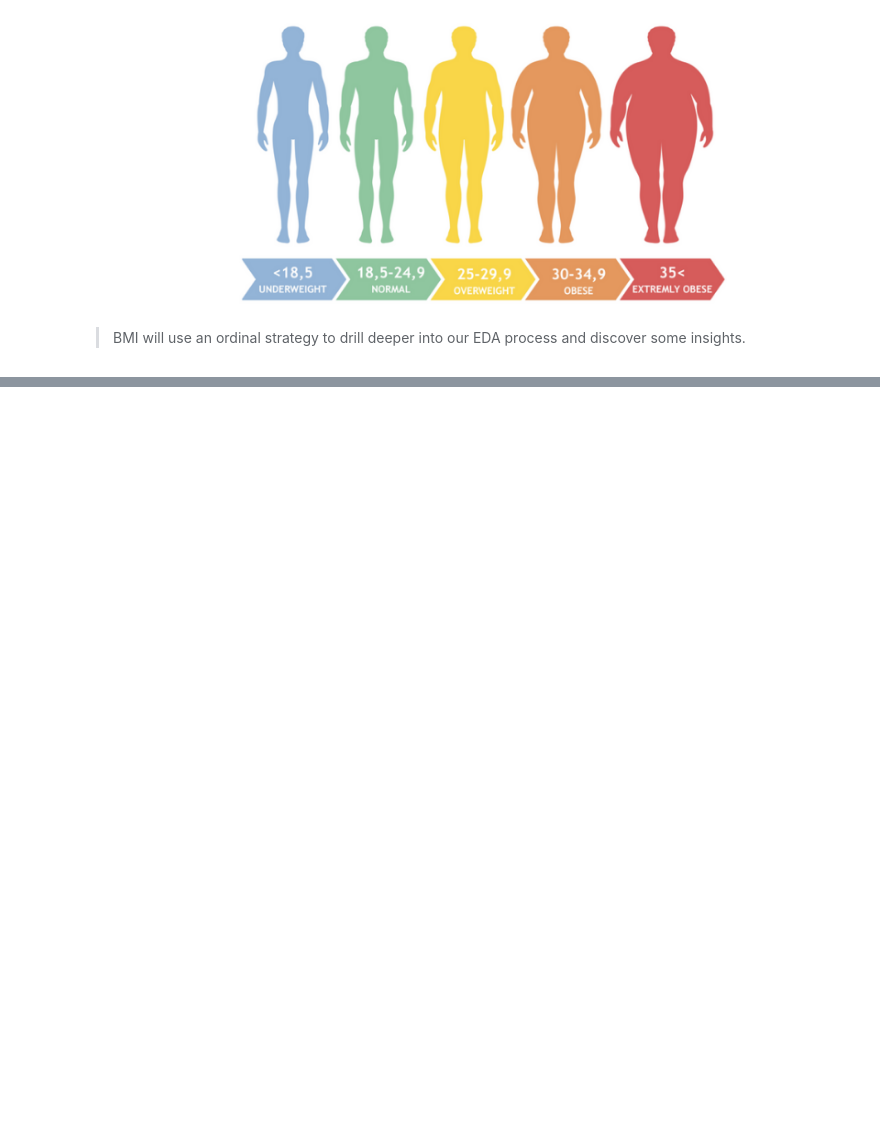
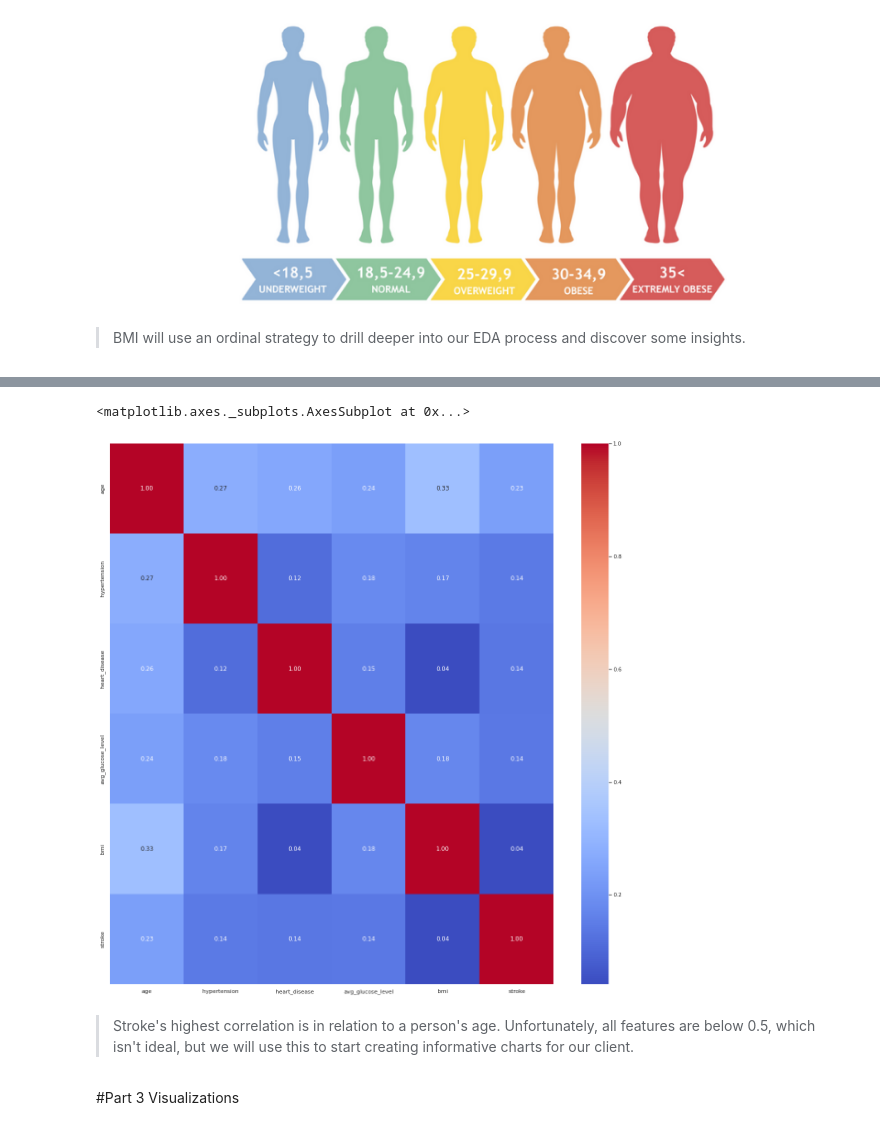
Before and after one commit to bradshawjoshua/Early-Detection-Stroke, a Jupyter notebook: Early_Detection_of_Stroke.ipynb, the cells around one changed output, grey strips where cells are left out. Cells and saved outputs as stored; diff of their text form; code cells hidden in the pictures; blank space fills up the shorter version.

```diff
--- a/Early_Detection_of_Stroke.ipynb
+++ b/Early_Detection_of_Stroke.ipynb
@@ -380,0 +401,14 @@ Source: https://www.health.gov.fj/diabetes-2/diabetes/
+# %%
+#running a heat map on numeric features
+corr = df.corr()
+corr
+
+plt.figure(figsize=(20,20))
+sns.heatmap(corr, cmap='coolwarm', annot=True, fmt ='.2f')
+# %% [output]
+<matplotlib.axes._subplots.AxesSubplot at 0x...>
+[figure, added]
+# %% [markdown]
+>Stroke's highest correlation is in relation to a person's age. Unfortunately, all features are below 0.5, which isn't ideal, but we will use this to start creating informative charts for our client.
+# %% [markdown]
+#Part 3 Visualizations
```
Also changed, not shown: parts of 24 cells of this notebook.
